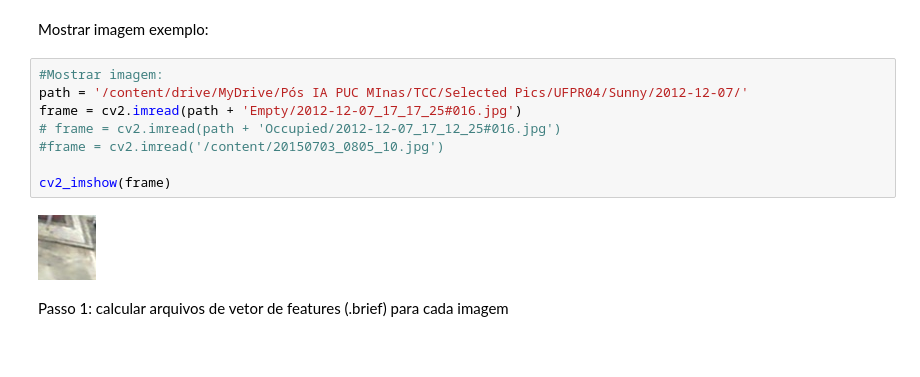
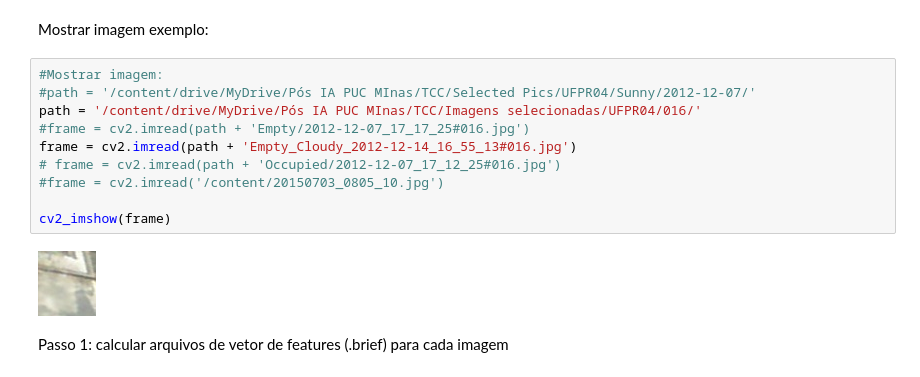
Before and after one commit to albs-br/tcc-machine-vision, a Jupyter notebook: TCC_teste_1.ipynb, the cells around one changed output. Drawn from its saved outputs; the diff is of its cells as text.

```diff
--- a/TCC_teste_1.ipynb
+++ b/TCC_teste_1.ipynb
@@ -58,14 +58,16 @@ for f in os.listdir(bow_dir):
 Mostrar imagem exemplo:
 # %%
 #Mostrar imagem:
-path = '/content/drive/MyDrive/Pós IA PUC MInas/TCC/Selected Pics/UFPR04/Sunny/2012-12-07/'
-frame = cv2.imread(path + 'Empty/2012-12-07_17_17_25#016.jpg')
+#path = '/content/drive/MyDrive/Pós IA PUC MInas/TCC/Selected Pics/UFPR04/Sunny/2012-12-07/'
+path = '/content/drive/MyDrive/Pós IA PUC MInas/TCC/Imagens selecionadas/UFPR04/016/'
+#frame = cv2.imread(path + 'Empty/2012-12-07_17_17_25#016.jpg')
+frame = cv2.imread(path + 'Empty_Cloudy_2012-12-14_16_55_13#016.jpg')
 # frame = cv2.imread(path + 'Occupied/2012-12-07_17_12_25#016.jpg')
 #frame = cv2.imread('/content/20150703_0805_10.jpg')
 
 cv2_imshow(frame)
 # %% [output]
-[figure, old version]
+[figure, new version]
 # %% [markdown]
 Passo 1: calcular arquivos de vetor de features (.brief) para cada imagem
 # %%
```
Also changed, not shown: parts of 10 cells of this notebook.
